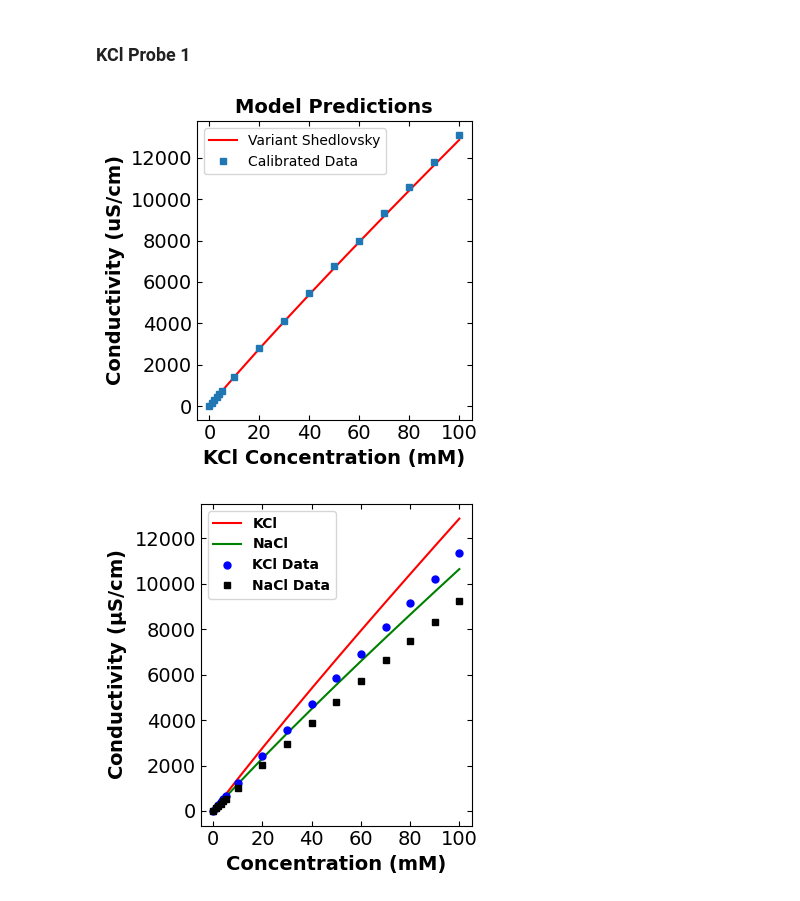
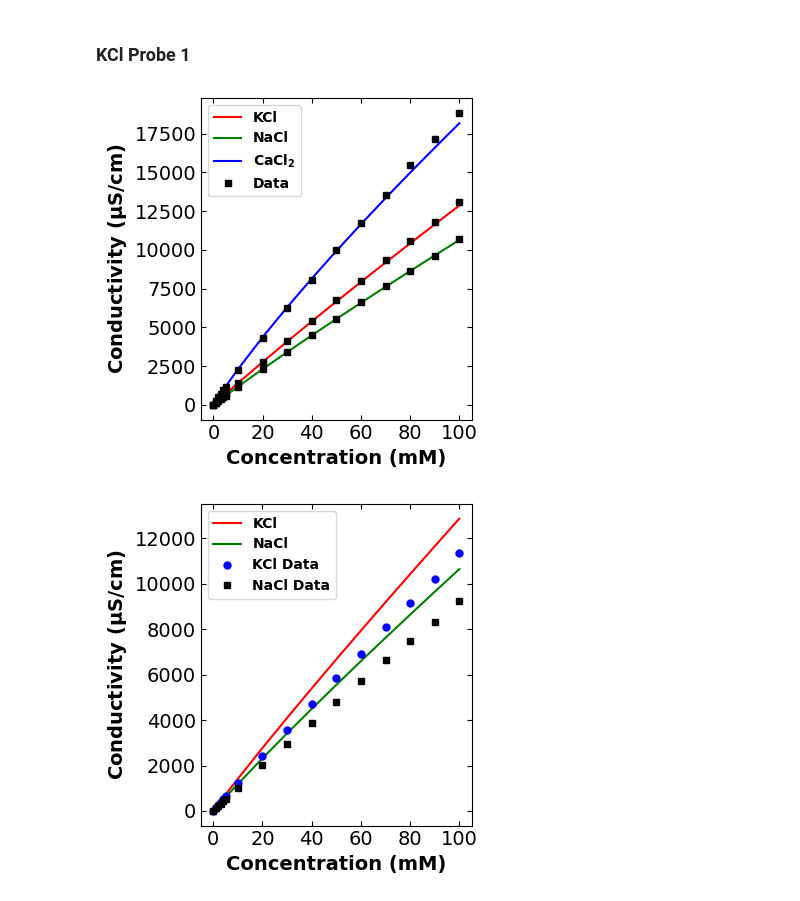
Before and after one commit to dowlinglab/salts-conductivity-modelling, a Jupyter notebook: Equivalent-conductivity.ipynb, the cells around one changed output. Drawn from its saved outputs; the diff is of its cells as text; code cells hidden in the pictures.

```diff
--- a/Equivalent-conductivity.ipynb
+++ b/Equivalent-conductivity.ipynb
@@ -415,21 +415,29 @@ specific_cond_calc = specific_cond_model(conc2, temp_KCl, epsilon, eta, lambda_0
 # %%
 # making plot comparison of probe 1 data and calculated values
 fig = plt.figure(figsize=(4,4))
-plt.plot(molar_conc_specific, specific_cond_calc, "r-", label="Variant Shedlovsky")
+# plt.plot(molar_conc_specific, specific_cond_calc, "r-", label="Variant Shedlovsky")
 # plt.plot(molar_conc_specific, specific_cond_exp1, "b.", markersize=10, label="Data")
-plt.plot(molar_conc_specific, specific_cond_calibrated_exp1, "s", markersize=5, label="Calibrated Data")
-plt.xlabel("KCl Concentration (mM)", fontsize=14,fontweight='bold')
-plt.ylabel("Conductivity (uS/cm)", fontsize=14,fontweight='bold')
+# plt.plot(molar_conc_specific, specific_cond_calibrated_exp1, "s", markersize=5, label="Calibrated Data")
+plt.plot(molar_conc_specific, specific_cond_calc, "r-", label="KCl")
+plt.plot(molar_conc_specific_Na, specific_cond_calc_Na, "g-", label="NaCl")
+plt.plot(molar_conc_specific_Ca_fig, specific_cond_calc_Ca_fig, "b-", label="CaCl$_{\mathbf{2}}$")
+plt.plot(molar_conc_specific_Na, specific_cond_calibrated_Na, "s", markersize=5, color="black", label="Data")
+plt.plot(molar_conc_specific, specific_cond_calibrated_exp1, "s", markersize=5, color="black")
+plt.plot(molar_conc_specific_Ca_fig, specific_cond_calibrated_Ca_fig, "s", markersize=5, color="black")
+# plt.xlabel("KCl Concentration (mM)", fontsize=14,fontweight='bold')
+plt.xlabel("Concentration (mM)", fontsize=14,fontweight='bold')
+plt.ylabel("Conductivity ($\mathbf{\mu}$S/cm)", fontsize=14,fontweight='bold')
 plt.xticks(fontsize=14)
 plt.yticks(fontsize=14)
 plt.tick_params(direction="in",top=True, right=True)
-plt.title("Model Predictions", fontsize=14,fontweight='bold')
-plt.legend()
+# plt.title("Model Predictions", fontsize=14,fontweight='bold')
+plt.legend(prop={"weight":"bold"})
 plt.tight_layout()
 # plt.savefig("single_model_k1_uncal.png")
+plt.savefig("single_model_k_na_ca.png")
 plt.show()
 # %% [output]
-[figure, old version]
+[figure, new version]
 # %%
 # making plot comparison of probe 1 data and calculated values
 fig = plt.figure(figsize=(4,4))
```
Also changed, not shown: parts of 1 cell of this notebook, 1 other file.
